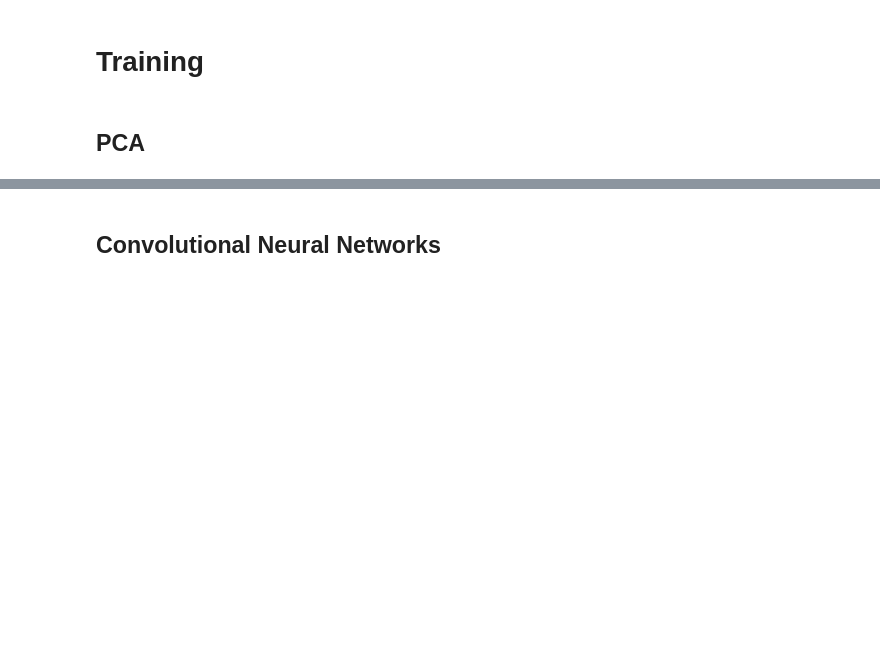
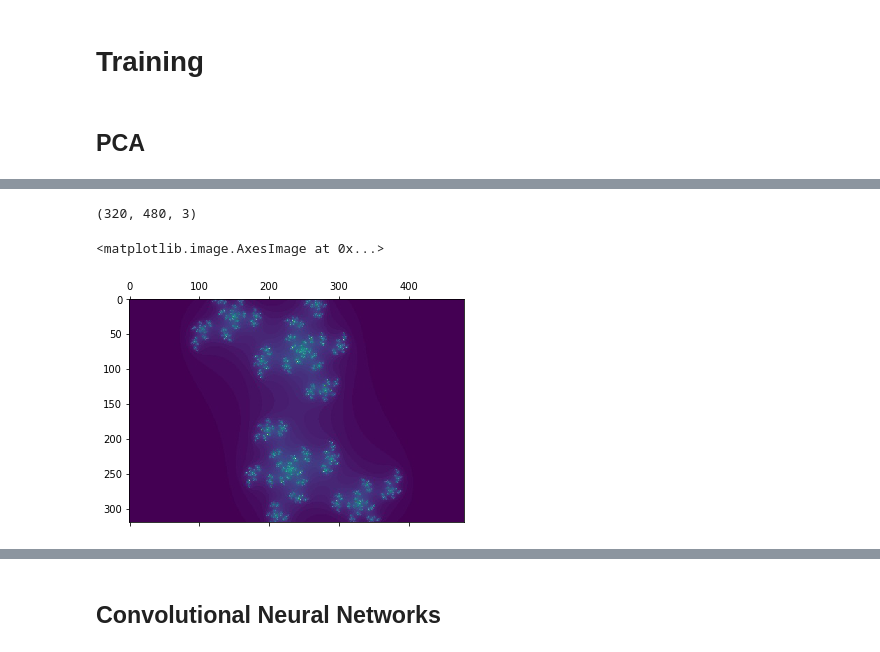
Before and after one commit to CMSE202-s20-003-ImageAnalysis/Project, a Jupyter notebook: Notebook.ipynb, the cells around one changed output, grey strips where cells are left out. Saved outputs shown, nothing was run; the diff lists cells and outputs as text; code cells hidden in the pictures; blank space fills up the shorter version.

```diff
--- a/Notebook.ipynb
+++ b/Notebook.ipynb
@@ -190,0 +197,16 @@ With all this done, we proceeded to use the data we generated to attempt to trai
+# %%
+def get_images(folder):
+    return glob.glob(folder+"/*.j*")
+
+phone = 'A01_GioneeS55'
+pictures = get_images(phone)
+fractals = pictures[0:33]
+images = pictures[33:]
+# %%
+fractal = imread(fractals[3])
+print(fractal.shape)
+plt.matshow(fractal)
+# %% [output]
+(320, 480, 3)
+<matplotlib.image.AxesImage at 0x...>
+[figure, added]
```
Also changed, not shown: parts of 29 cells of this notebook, 1 other file.
